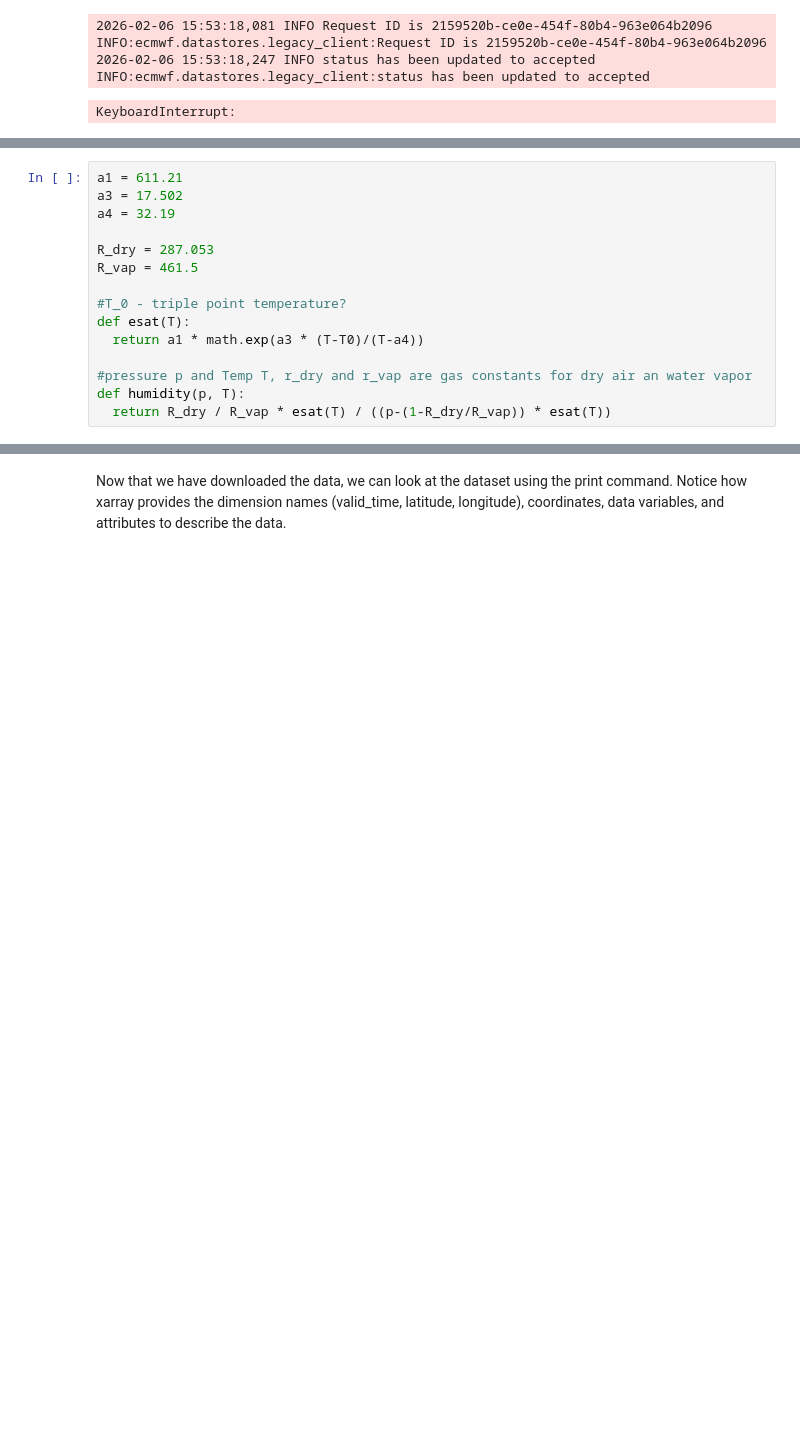
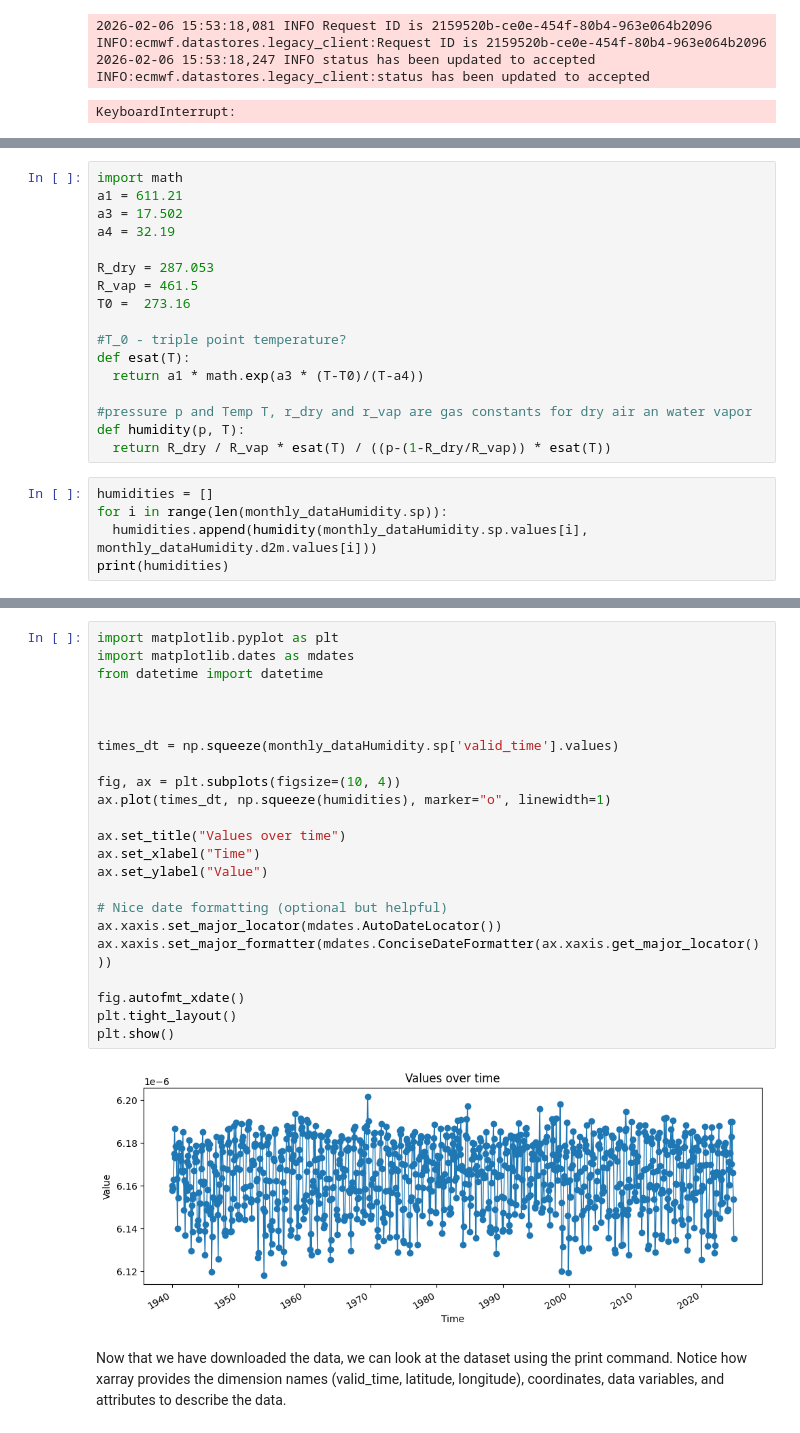
Before and after one commit to benwulmer/CDA, a Jupyter notebook: 1_TrendsExtremes.ipynb, the cells around one changed output, grey strips where cells are left out. Saved outputs shown, nothing was run; the diff lists cells and outputs as text; blank space fills up the shorter version.

```diff
--- a/1_TrendsExtremes.ipynb
+++ b/1_TrendsExtremes.ipynb
@@ -227,10 +227,12 @@ Data variables:
 # %%
+import math
 a1 = 611.21
 a3 = 17.502
 a4 = 32.19
 
 R_dry = 287.053
 R_vap = 461.5
+T0 =  273.16
 
 #T_0 - triple point temperature?
 def esat(T):
@@ -239,3 +241,8 @@ def esat(T):
 #pressure p and Temp T, r_dry and r_vap are gas constants for dry air an water vapor
 def humidity(p, T):
   return R_dry / R_vap * esat(T) / ((p-(1-R_dry/R_vap)) * esat(T))
+# %%
+humidities = []
+for i in range(len(monthly_dataHumidity.sp)):
+  humidities.append(humidity(monthly_dataHumidity.sp.values[i], monthly_dataHumidity.d2m.values[i]))
+print(humidities)
@@ -242,3 +257,28 @@ def humidity(p, T):
+# %%
+import matplotlib.pyplot as plt
+import matplotlib.dates as mdates
+from datetime import datetime
+
+
+
+times_dt = np.squeeze(monthly_dataHumidity.sp['valid_time'].values)
+
+fig, ax = plt.subplots(figsize=(10, 4))
+ax.plot(times_dt, np.squeeze(humidities), marker="o", linewidth=1)
+
+ax.set_title("Values over time")
+ax.set_xlabel("Time")
+ax.set_ylabel("Value")
+
+# Nice date formatting (optional but helpful)
+ax.xaxis.set_major_locator(mdates.AutoDateLocator())
+ax.xaxis.set_major_formatter(mdates.ConciseDateFormatter(ax.xaxis.get_major_locator()))
+
+fig.autofmt_xdate()
+plt.tight_layout()
+plt.show()
+# %% [output]
+[figure, added]
 # %% [markdown]
 Now that we have downloaded the data, we can look at the dataset using the print command. Notice how xarray provides the dimension names (valid_time, latitude, longitude), coordinates, data variables, and attributes to describe the data.
 # %%
```
Also changed, not shown: parts of 3 cells of this notebook.
